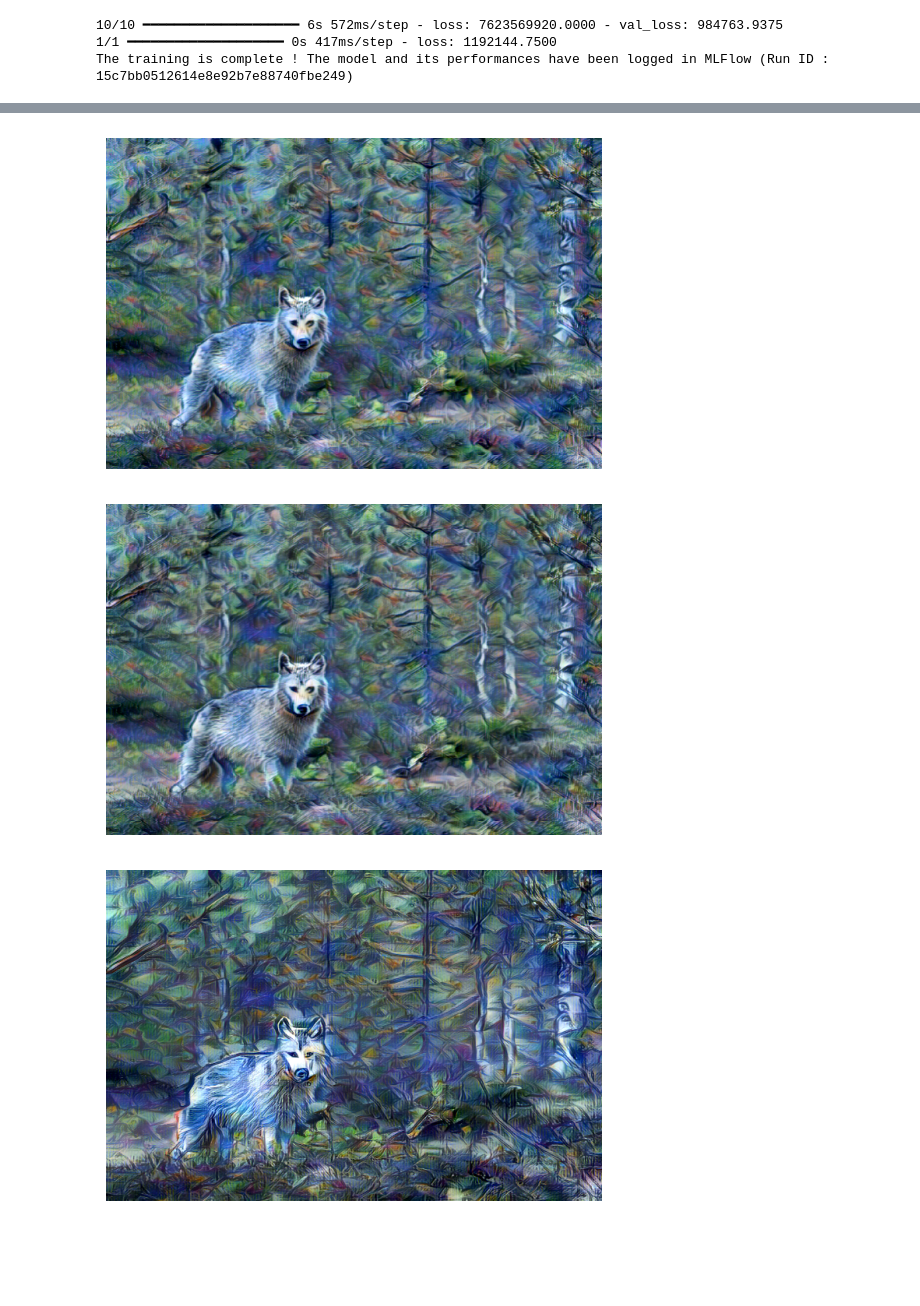
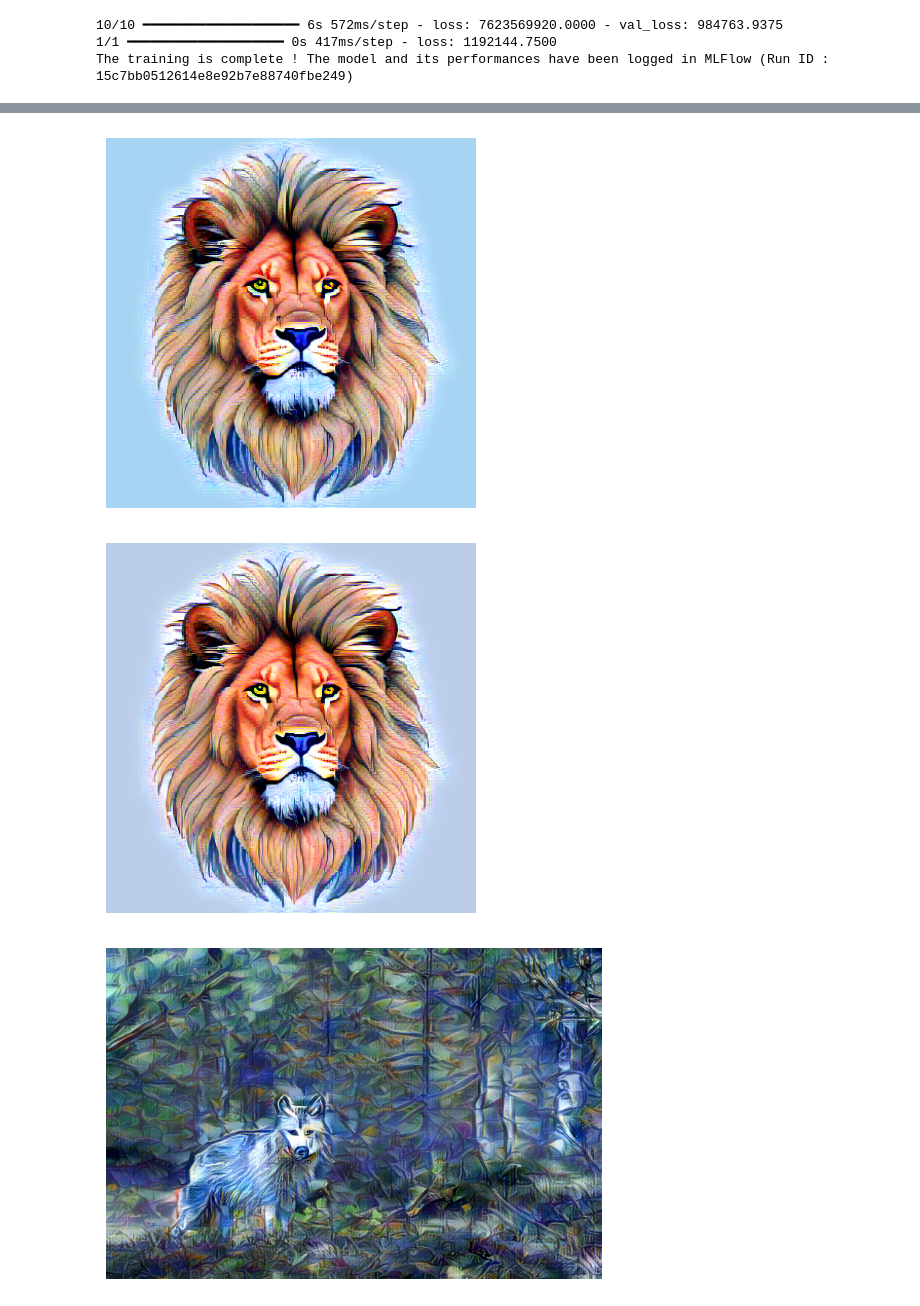
Before and after one commit to YoanBoute/StyleTransferAI-based-on-AdaIN, a Jupyter notebook: tests.ipynb, the cells around one changed output, grey strips where cells are left out. Cells and saved outputs as stored; diff of their text form; code cells hidden in the pictures; blank space fills up the shorter version.

```diff
--- a/tests.ipynb
+++ b/tests.ipynb
@@ -53,7 +53,7 @@ The training is complete ! The model and its performances have been logged in ML
 # %%
 dm = AdaINDataModule(Path("D:/StyleTransferAI/StyleTransferAI_AdaIN/datasets/unlabeled2017/"), Path("D:/StyleTransferAI/StyleTransferAI_AdaIN/datasets/WikiArt/"), dataset_size=100000, seed=444, batch_size=8)
 dm.create_datasets()
-trained_model = AdaINModel.load_from_mlflow('124a3cf10ca84ef883a61f7395cf3b89', Path('D:/Python/ML Flow/mlruns'))
+trained_model = AdaINModel.load_from_mlflow('b66fc229f98147f4b0fa6b0882f5aa40', Path('D:/Python/ML Flow/mlruns'))
 # %%
 wolf = Path('D:/StyleTransferAI/StyleTransferAI/test_images/wolf_forest.jpg')
 van_gogh = Path('D:/StyleTransferAI/StyleTransferAI/test_images/van_gogh.jpg')
@@ -100,9 +108,9 @@ previous = AdaINModel.load_from_mlflow('6aee580ab389491487c651941292b0c2', Path(
 # %%
-trained_model.generate(wolf, van_gogh, show_img=True, work_with_patches=True, patch_size=256, patch_context_size=350, resize_size=1000, style_scales=1, alpha=1)
-previous.generate(wolf, van_gogh, show_img=True, work_with_patches=True, patch_size=256, patch_context_size=350, resize_size=1000, style_scales=1, alpha=1)
+trained_model.generate(lion, abstract, show_img=True, work_with_patches=False, patch_size=256, patch_context_size=350, resize_size=1000, style_scales=2, alpha=1)
+champion.generate(lion, abstract, show_img=True, work_with_patches=False, patch_size=256, patch_context_size=350, resize_size=1000, style_scales=2, alpha=1)
 # %% [output]
-[figure, old version]
+[figure, new version]
-[figure, old version]
+[figure, new version]
 # %%
 champion.generate(wolf, van_gogh, show_img=True, resize_size=1000, work_with_patches=True, patch_size=512, patch_context_size=600)
 # %% [output]
```
Also changed, not shown: parts of 5 cells of this notebook, 6 other files.
